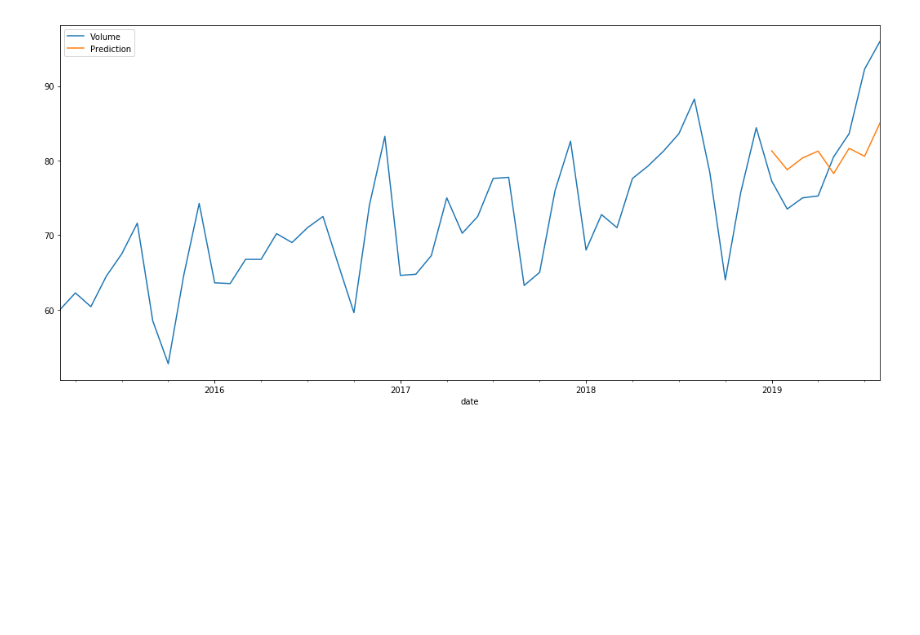
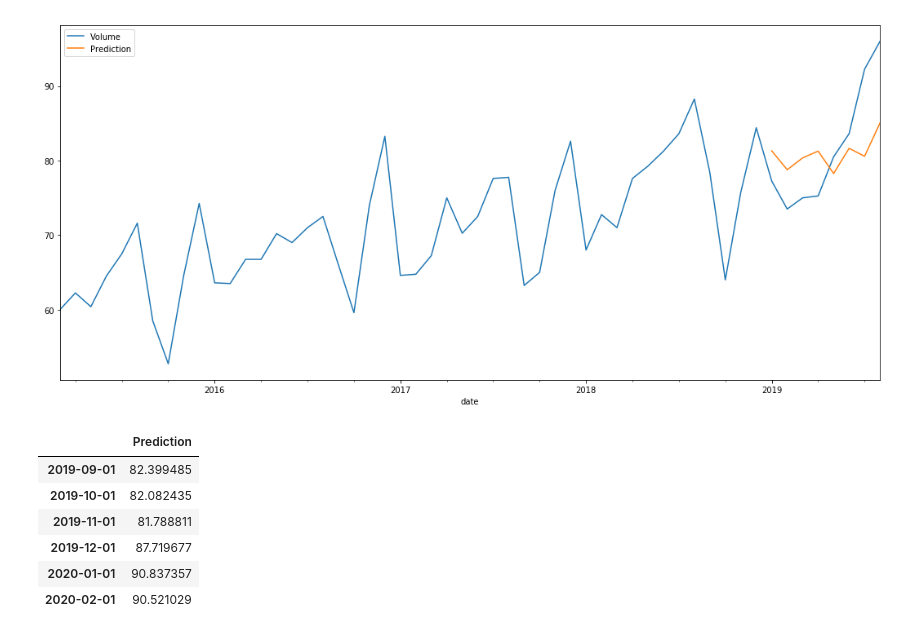
Before and after one commit to Sachindeo/Machine-Learning, a Jupyter notebook: Time_Series_Ga.ipynb, the cells around one changed output. Drawn from its saved outputs; the diff is of its cells as text; code cells hidden in the pictures; blank space fills up the shorter version.

```diff
--- a/Time_Series_Ga.ipynb
+++ b/Time_Series_Ga.ipynb
@@ -460,0 +468,10 @@ pd.concat([ts['Volume'],future_forecast],axis=1).plot()
+# %%
+future_forecast_2
+# %% [output]
+|  | Prediction |
+| 2019-09-01 | 82.399485 |
+| 2019-10-01 | 82.082435 |
+| 2019-11-01 | 81.788811 |
+| 2019-12-01 | 87.719677 |
+| 2020-01-01 | 90.837357 |
+| 2020-02-01 | 90.521029 |
```
Also changed, not shown: parts of 5 cells of this notebook.
